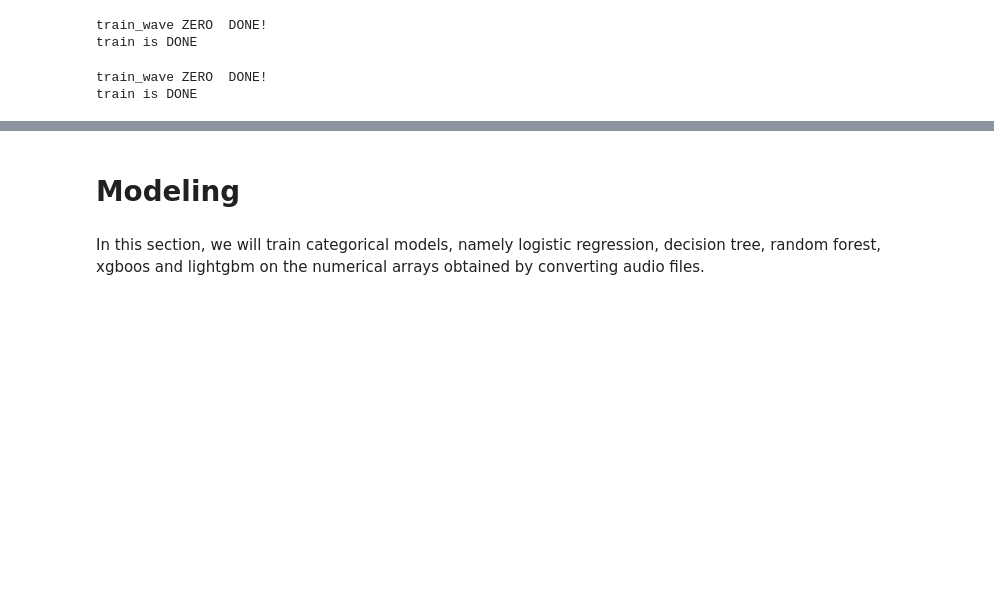
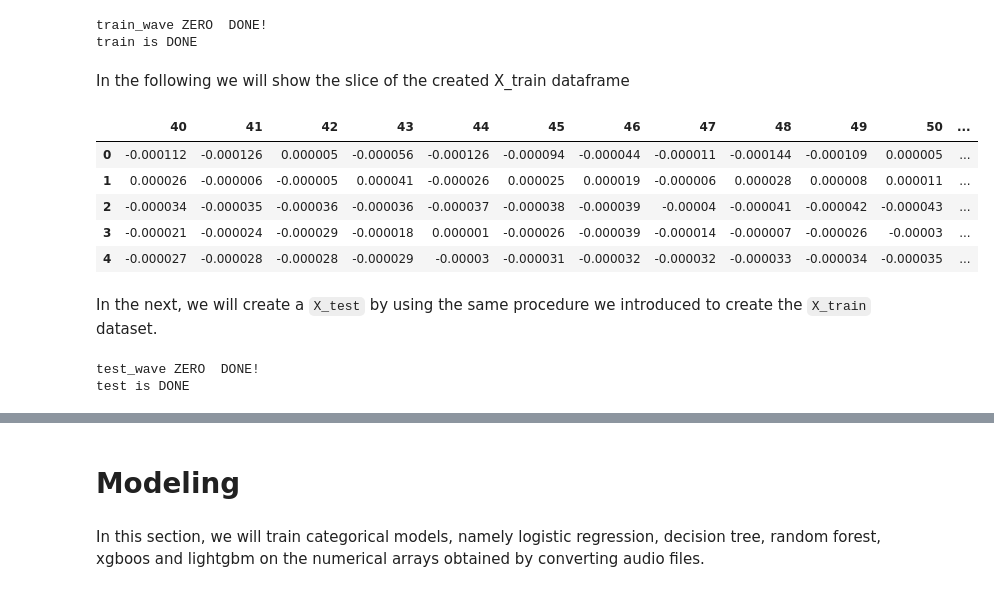
Before and after one commit to miladshiraniUCB/Emotion-Detection-in-Speech, a Jupyter notebook: Notebook/Modeling-LR-XGB-LGBM-TREE.ipynb, the cells around one changed output, grey strips where cells are left out. Drawn from its saved outputs; the diff is of its cells as text; code cells hidden in the pictures; blank space fills up the shorter version.

```diff
--- a/Notebook/Modeling-LR-XGB-LGBM-TREE.ipynb
+++ b/Notebook/Modeling-LR-XGB-LGBM-TREE.ipynb
@@ -94,13 +116,12 @@ def print_results(model, X_train=X_train, y_train=y_train
 ## Converting audio files to numerical values
 # %%
 def get_wave(filename):
-    file_contents = tf.io.read_file(filename)
-    wav, sample_rate = tf.audio.decode_wav(file_contents, desired_channels=1)
-    wav = nr.reduce_noise(y=x, sr=sample_rate)
-    wav = tf.squeeze(wav, axis=-1)
-    sample_rate = tf.cast(sample_rate, dtype=tf.int64)
-    wav = tfio.audio.resample(wav, rate_in=sample_rate, rate_out=16000)
-    return wav
+    wav, sample_rate = librosa.load(filename)
+    wav_reduced = nr.reduce_noise(y=wav, sr=sample_rate)
+#     wav = tf.squeeze(wav, axis=-1)
+#     sample_rate = tf.cast(sample_rate, dtype=tf.int64)
+#     wav = tfio.audio.resample(wav, rate_in=sample_rate, rate_out=16000)
+    return wav_reduced
 # %% [markdown]
 ## Creating equal size arrays for training
 # %%
@@ -153,18 +176,32 @@ print("train is DONE")
 # %% [output]
 train_wave ZERO  DONE!
 train is DONE
+# %% [markdown]
+In the following we will show the slice of the created X_train dataframe
+# %%
+X_train_slice = X_train.iloc[:, 40:55].copy()
+X_train_slice.head()
+# %% [output]
+|  | 40 | 41 | 42 | 43 | 44 | 45 | 46 | 47 | 48 | 49 | 50 | ... |
+| 0 | -0.000112 | -0.000126 | 0.000005 | -0.000056 | -0.000126 | -0.000094 | -0.000044 | -0.000011 | -0.000144 | -0.000109 | 0.000005 | ... |
+| 1 | 0.000026 | -0.000006 | -0.000005 | 0.000041 | -0.000026 | 0.000025 | 0.000019 | -0.000006 | 0.000028 | 0.000008 | 0.000011 | ... |
+| 2 | -0.000034 | -0.000035 | -0.000036 | -0.000036 | -0.000037 | -0.000038 | -0.000039 | -0.00004 | -0.000041 | -0.000042 | -0.000043 | ... |
+| 3 | -0.000021 | -0.000024 | -0.000029 | -0.000018 | 0.000001 | -0.000026 | -0.000039 | -0.000014 | -0.000007 | -0.000026 | -0.00003 | ... |
+| 4 | -0.000027 | -0.000028 | -0.000028 | -0.000029 | -0.00003 | -0.000031 | -0.000032 | -0.000032 | -0.000033 | -0.000034 | -0.000035 | ... |
+# %% [markdown]
+In the next, we will create a `X_test` by using the same procedure we introduced to create the `X_train` dataset.
 # %%
 n_slice = 60000
 
 X_test = pd.DataFrame(columns = list(range(0, n_slice)),
                          index = test.index)
-print("train_wave ZERO  DONE!")
+print("test_wave ZERO  DONE!")
 
 for i in range(0,len(test)):
     path   = train["path"].iloc[i]
     values = zero_padding(path)
     X_test.iloc[i] = pd.DataFrame(values).transpose()
-print("train is DONE")
+print("test is DONE")
 # %% [output]
-train_wave ZERO  DONE!
-train is DONE
+test_wave ZERO  DONE!
+test is DONE
```
Also changed, not shown: parts of 9 cells of this notebook.
